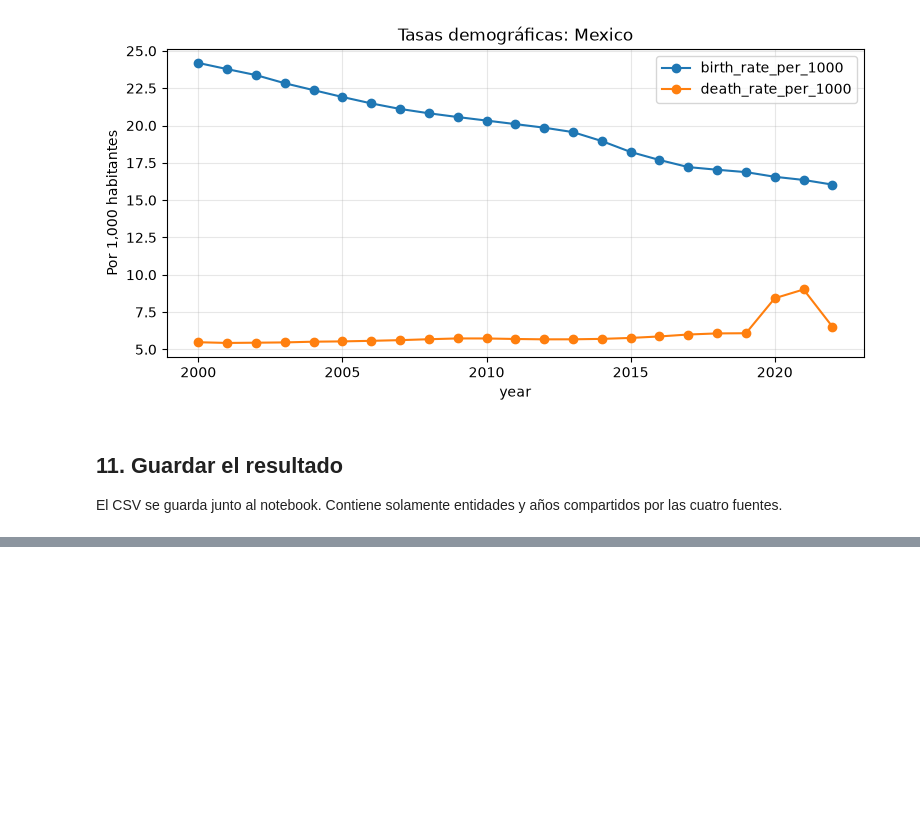
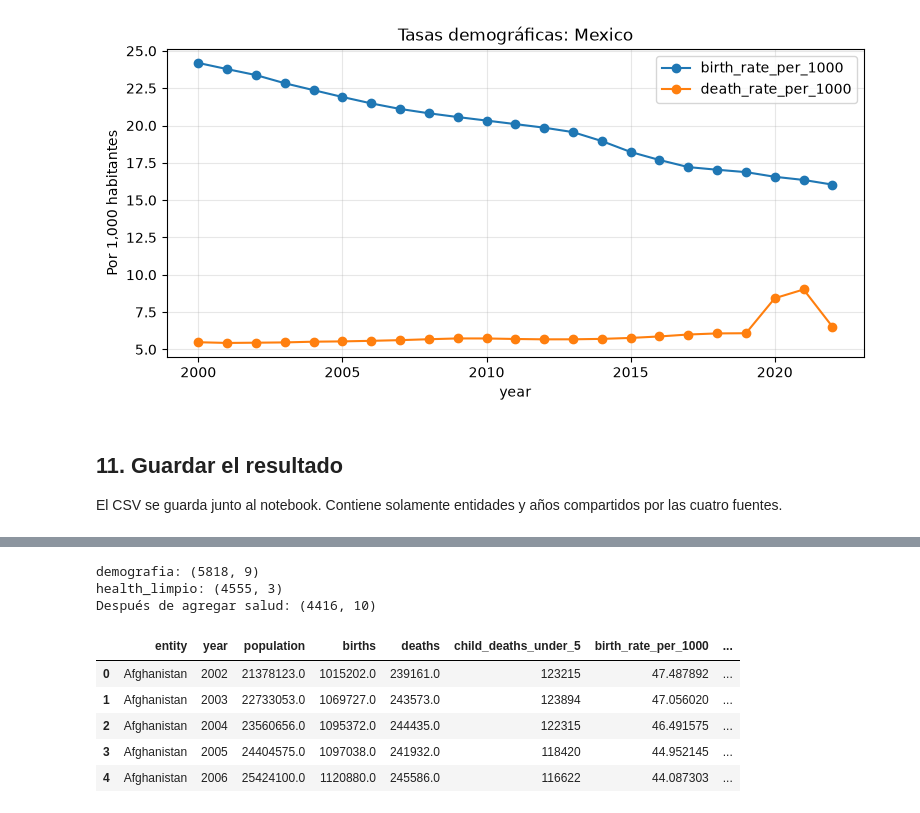
Before and after one commit to mykechvz/TopicosDeBigData5toSemes, a Jupyter notebook: U3_1_modelos_ml/U3_2_Preparacion_dataset.ipynb, the cells around one changed output, grey strips where cells are left out. Saved outputs shown, nothing was run; the diff lists cells and outputs as text; code cells hidden in the pictures; blank space fills up the shorter version.

Commit message:
U3_2_Integracion de 2 variables al dataset : Health Percentage y GDP

```diff
--- a/U3_1_modelos_ml/U3_2_Preparacion_dataset.ipynb
+++ b/U3_1_modelos_ml/U3_2_Preparacion_dataset.ipynb
@@ -355,0 +358,8 @@ Archivo guardado: /Users/lizette/Coding/bigdata/U3_1_modelos_ml/data/processed/d
+# %%
+url_health = BASE + "total-healthcare-expenditure-gdp" + SUFIJO
+
+health = pd.read_csv(url_health, storage_options=OPCIONES_OWID)
+
+print("health:", health.shape)
+print("Columnas:", health.columns.tolist())
+display(health.head(3))
@@ -355,0 +373,19 @@ Archivo guardado: /Users/lizette/Coding/bigdata/U3_1_modelos_ml/data/processed/d
+# %%
+columnas_health = [c for c in health.columns
+                   if c not in ["entity", "code", "year"]]
+
+print("Columnas candidatas:", columnas_health)
+assert len(columnas_health) == 1, "Revisar manualmente el indicador de salud mostrado arriba"
+
+col_health = columnas_health[0]
+
+health_limpio = health[["entity", "year", col_health]].copy()
+health_limpio = health_limpio.rename(columns={col_health: "percentage_health"})
+health_limpio = health_limpio[health_limpio["year"].between(2000, 2022)].copy()
+
+duplicados = health_limpio.duplicated(["entity", "year"]).sum()
+print("Llaves duplicadas:", duplicados)
+assert duplicados == 0, "Llaves duplicadas en health"
+
+print(health_limpio.shape)
+display(health_limpio.head())
@@ -355,0 +446,20 @@ Archivo guardado: /Users/lizette/Coding/bigdata/U3_1_modelos_ml/data/processed/d
+# %%
+demografia_health = pd.merge(
+    demografia, health_limpio,
+    on=["entity", "year"], how="inner", validate="one_to_one"
+)
+
+print("demografia:", demografia.shape)
+print("health_limpio:", health_limpio.shape)
+print("Después de agregar salud:", demografia_health.shape)
+display(demografia_health.head())
+# %% [output]
+demografia: (5818, 9)
+health_limpio: (4555, 3)
+Después de agregar salud: (4416, 10)
+|  | entity | year | population | births | deaths | child_deaths_under_5 | birth_rate_per_1000 | ... |
+| 0 | Afghanistan | 2002 | 21378123.0 | 1015202.0 | 239161.0 | 123215 | 47.487892 | ... |
+| 1 | Afghanistan | 2003 | 22733053.0 | 1069727.0 | 243573.0 | 123894 | 47.056020 | ... |
+| 2 | Afghanistan | 2004 | 23560656.0 | 1095372.0 | 244435.0 | 122315 | 46.491575 | ... |
+| 3 | Afghanistan | 2005 | 24404575.0 | 1097038.0 | 241932.0 | 118420 | 44.952145 | ... |
+| 4 | Afghanistan | 2006 | 25424100.0 | 1120880.0 | 245586.0 | 116622 | 44.087303 | ... |
```
Also changed, not shown: parts of 8 cells of this notebook.
